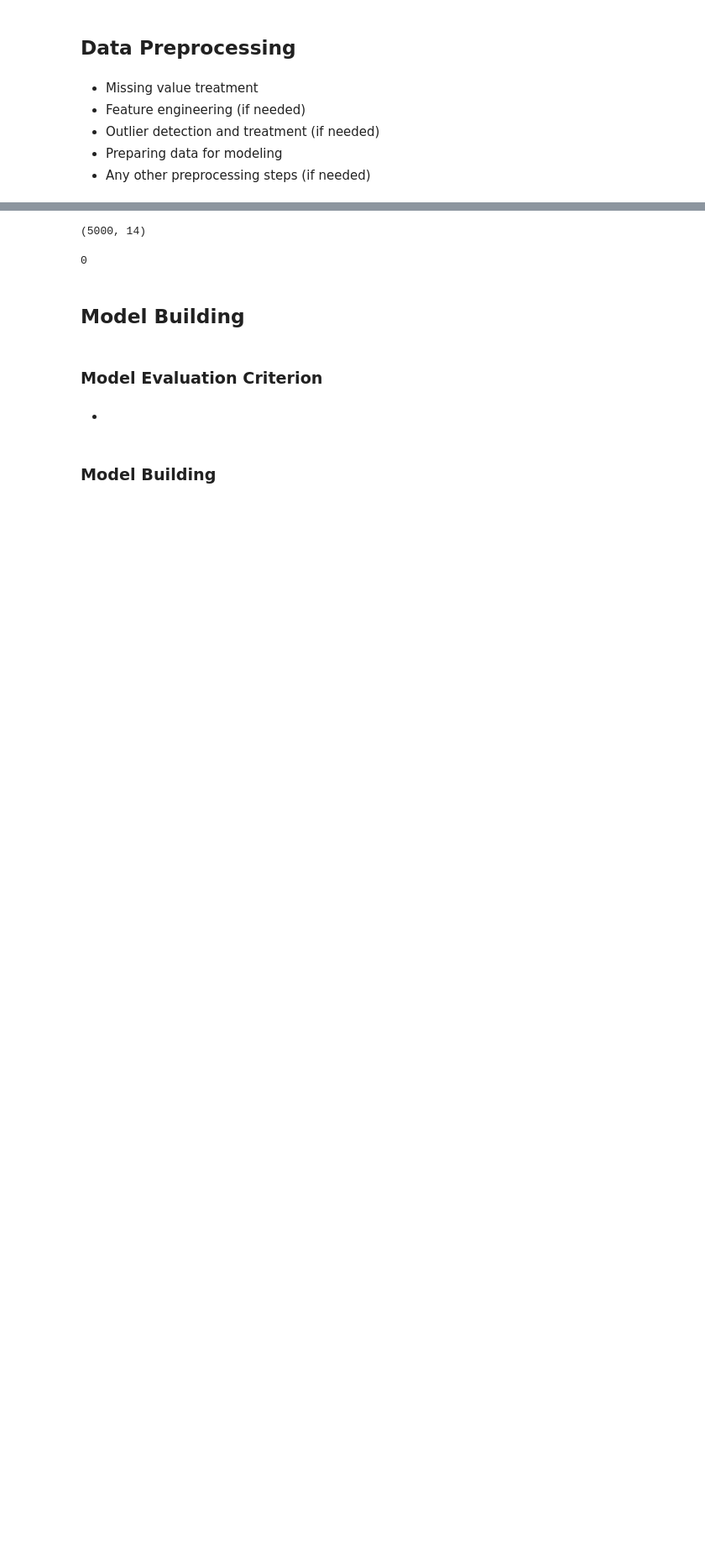
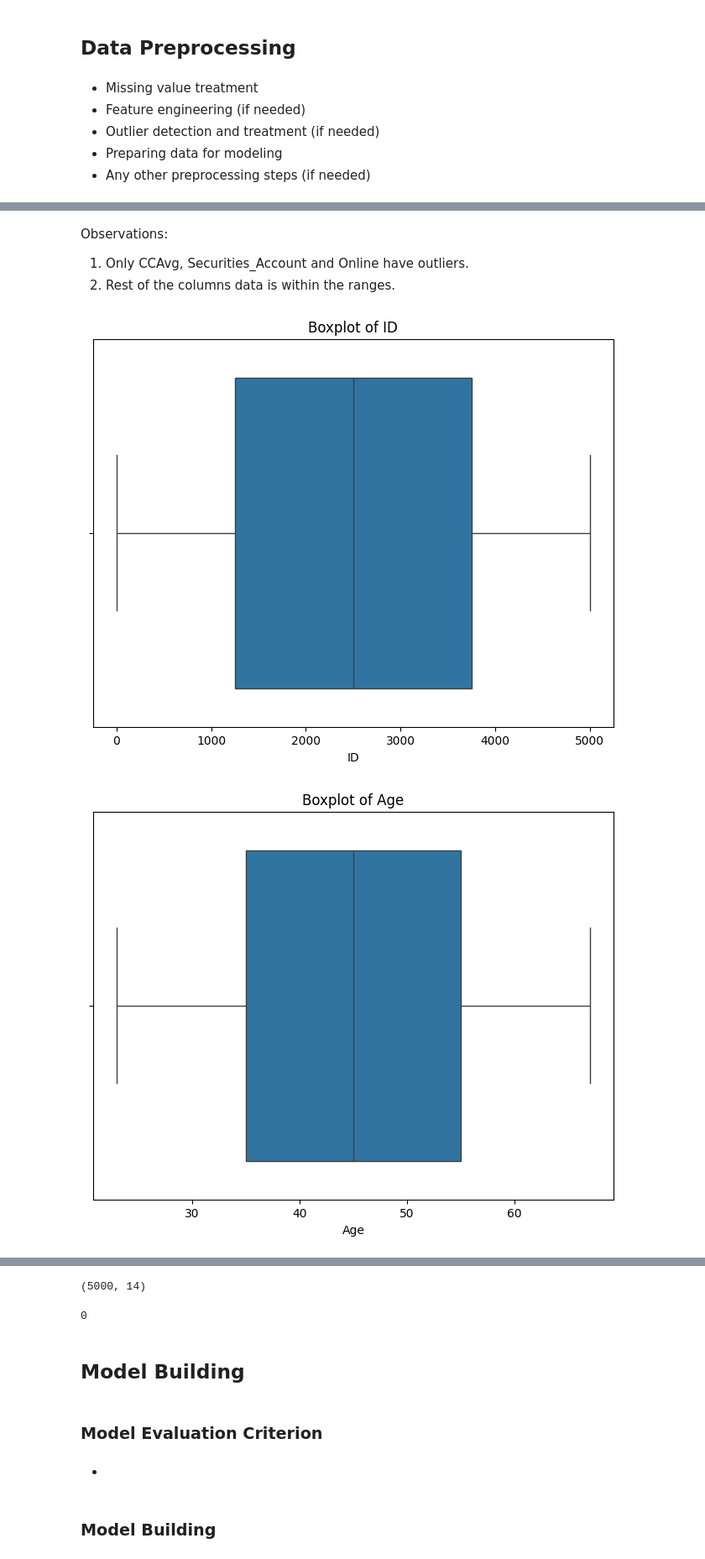
Before and after one commit to braju78/pythonFundamentals, a Jupyter notebook: ML-PROJECT - Loan Modeling/AIML_ML_Project_full_code_notebook.ipynb, the cells around one changed output, grey strips where cells are left out. Shown at 84% size. Cells and saved outputs as stored; diff of their text form; code cells hidden in the pictures; blank space fills up the shorter version.

```diff
--- a/ML-PROJECT - Loan Modeling/AIML_ML_Project_full_code_notebook.ipynb
+++ b/ML-PROJECT - Loan Modeling/AIML_ML_Project_full_code_notebook.ipynb
@@ -284,0 +327,16 @@ memory usage: 547.0 KB
+# %% [markdown]
+Observations:
+1. Only CCAvg, Securities_Account and Online have outliers.
+2. Rest of the columns data is within the ranges.
+# %%
+# prompt: create boxplots for each column data
+
+import matplotlib.pyplot as plt
+for column in data.columns:
+  plt.figure(figsize=(8, 6))
+  sns.boxplot(x=data[column])
+  plt.title(f'Boxplot of {column}')
+  plt.show()
+# %% [output]
+[figure, added]
+[figure, added]
```
Also changed, not shown: parts of 11 cells of this notebook.
